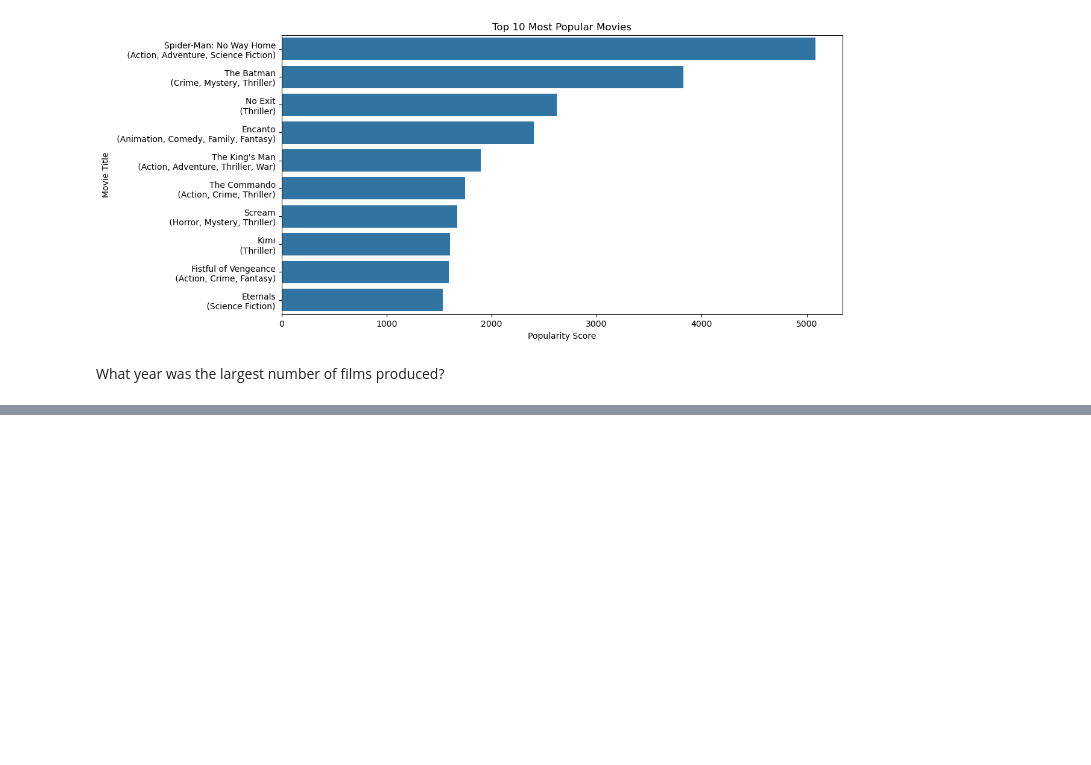
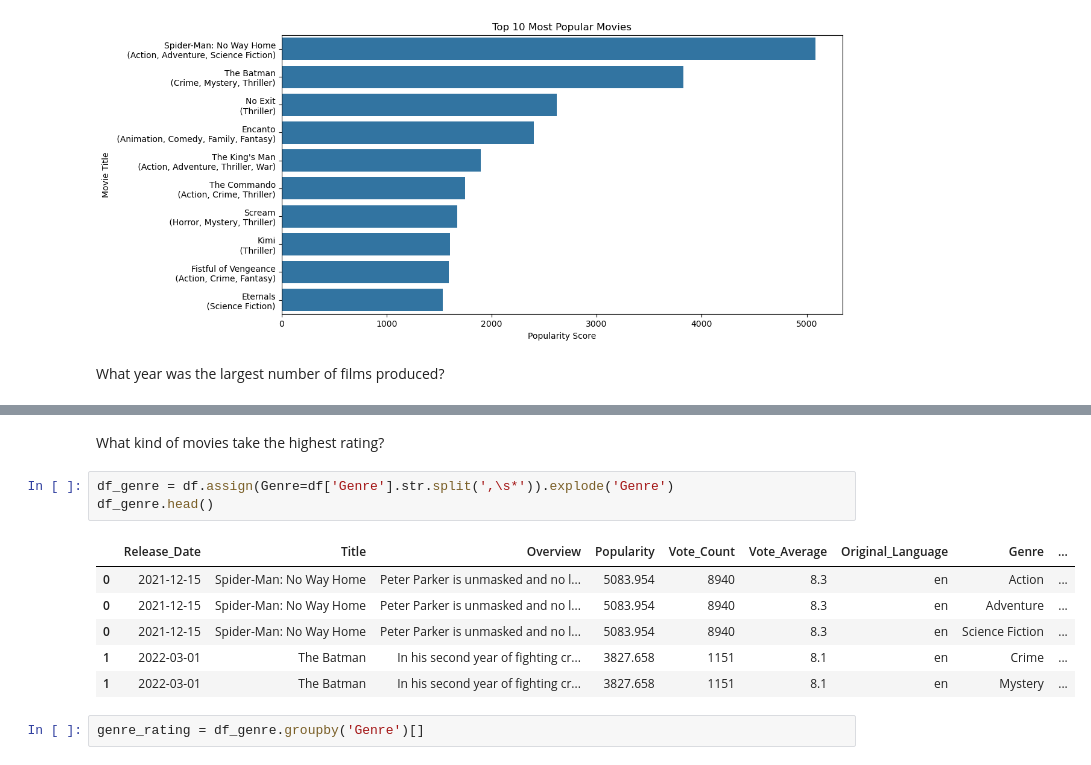
Before and after one commit to samamohamedd/IEEE-Tasks, a Jupyter notebook: task2-Visualizations/code.ipynb, the cells around one changed output, grey strips where cells are left out. Cells and saved outputs as stored; diff of their text form; blank space fills up the shorter version.

```diff
--- a/task2-Visualizations/code.ipynb
+++ b/task2-Visualizations/code.ipynb
@@ -85,0 +111,14 @@ Name: count, dtype: int64
+# %% [markdown]
+What kind of movies take the highest rating?
+# %%
+df_genre = df.assign(Genre=df['Genre'].str.split(',\s*')).explode('Genre')
+df_genre.head()
+# %% [output]
+|  | Release_Date | Title | Overview | Popularity | Vote_Count | Vote_Average | Original_Language | Genre | ... |
+| 0 | 2021-12-15 | Spider-Man: No Way Home | Peter Parker is unmasked and no l... | 5083.954 | 8940 | 8.3 | en | Action | ... |
+| 0 | 2021-12-15 | Spider-Man: No Way Home | Peter Parker is unmasked and no l... | 5083.954 | 8940 | 8.3 | en | Adventure | ... |
+| 0 | 2021-12-15 | Spider-Man: No Way Home | Peter Parker is unmasked and no l... | 5083.954 | 8940 | 8.3 | en | Science Fiction | ... |
+| 1 | 2022-03-01 | The Batman | In his second year of fighting cr... | 3827.658 | 1151 | 8.1 | en | Crime | ... |
+| 1 | 2022-03-01 | The Batman | In his second year of fighting cr... | 3827.658 | 1151 | 8.1 | en | Mystery | ... |
+# %%
+genre_rating = df_genre.groupby('Genre')[]
```
Also changed, not shown: parts of 8 cells of this notebook.
